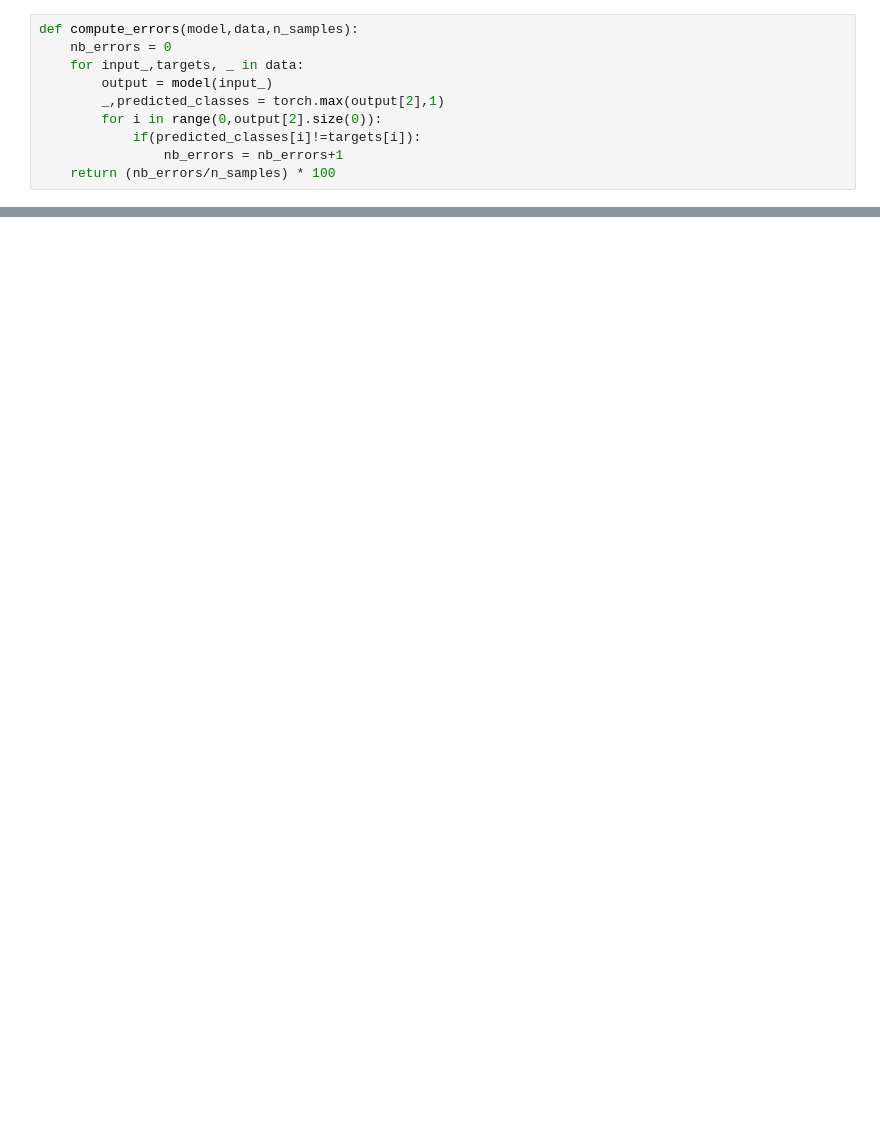
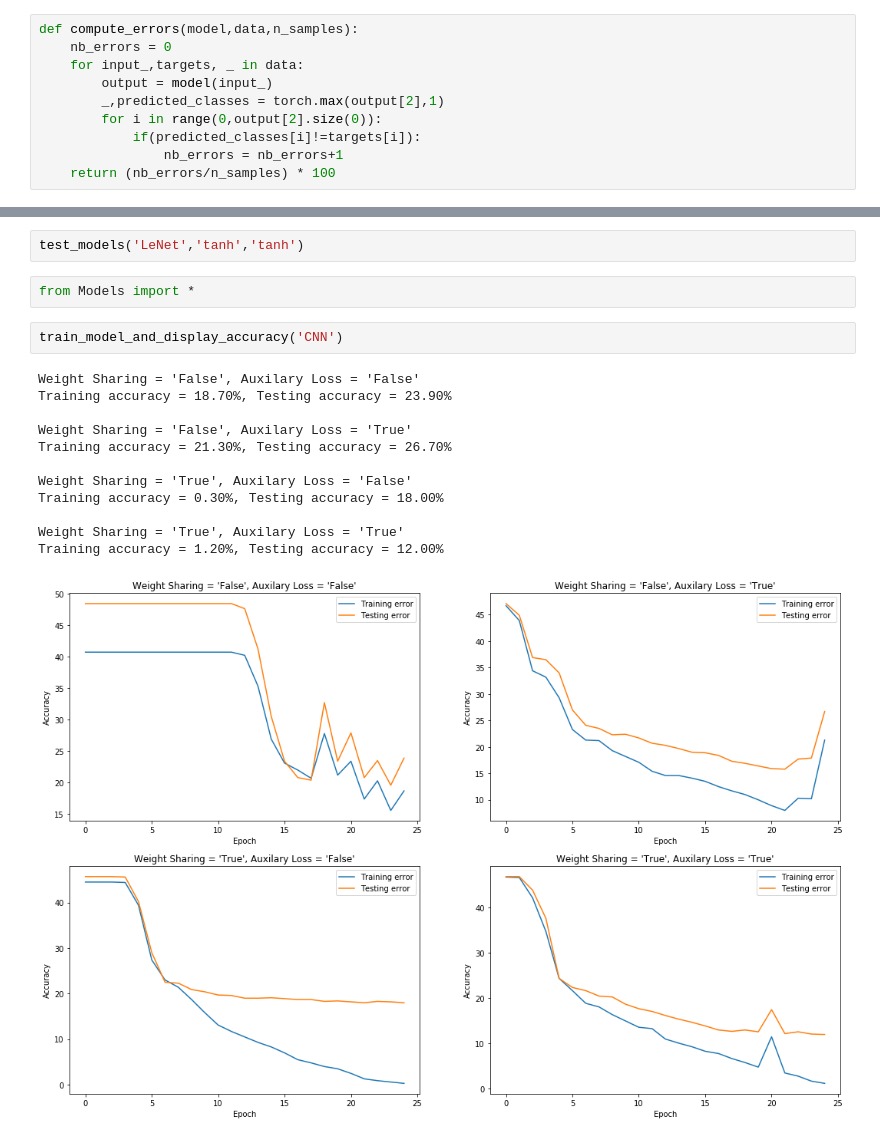
Before and after one commit to Kaabachi/ee559-classification, a Jupyter notebook: Project1.ipynb, the cells around one changed output, grey strips where cells are left out. Drawn from its saved outputs; the diff is of its cells as text; blank space fills up the shorter version.

```diff
--- a/Project1.ipynb
+++ b/Project1.ipynb
@@ -202,0 +422,19 @@ a = []
+# %%
+test_models('LeNet','tanh','tanh')
+# %%
+from Models import *
+# %%
+train_model_and_display_accuracy('CNN')
+# %% [output]
+Weight Sharing = 'False', Auxilary Loss = 'False'
+Training accuracy = 18.70%, Testing accuracy = 23.90%
+
+Weight Sharing = 'False', Auxilary Loss = 'True'
+Training accuracy = 21.30%, Testing accuracy = 26.70%
+
+Weight Sharing = 'True', Auxilary Loss = 'False'
+Training accuracy = 0.30%, Testing accuracy = 18.00%
+
+Weight Sharing = 'True', Auxilary Loss = 'True'
+Training accuracy = 1.20%, Testing accuracy = 12.00%
+[figure, added]
```
Also changed, not shown: parts of 13 cells of this notebook, 4 other files.
